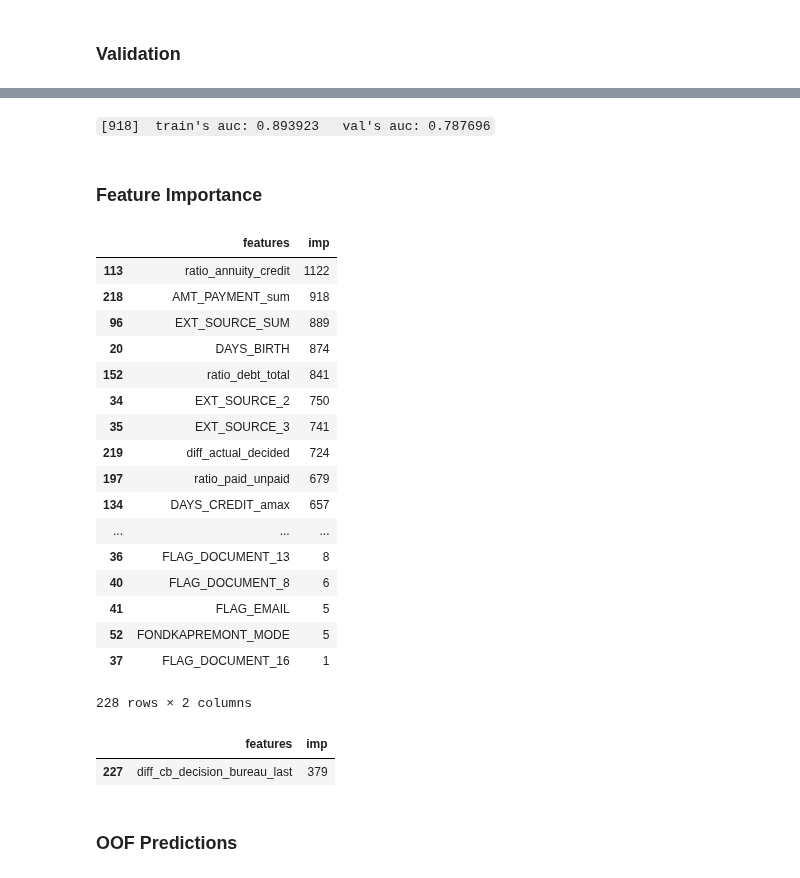
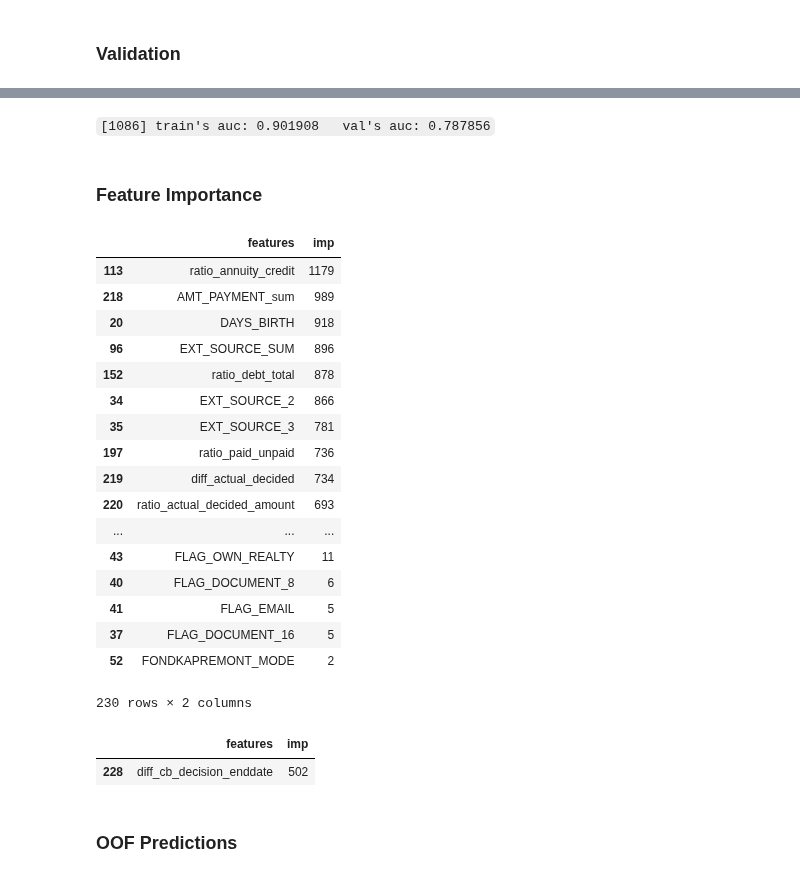
Before and after one commit to numb3r33/Kaggle_Home_Credit, a Jupyter notebook: notebooks/Pipeline.ipynb, the cells around one changed output, grey strips where cells are left out. Saved outputs shown, nothing was run; the diff lists cells and outputs as text; code cells hidden in the pictures.

```diff
--- a/notebooks/Pipeline.ipynb
+++ b/notebooks/Pipeline.ipynb
@@ -633,6 +633,22 @@ res = res.groupby('SK_ID_CURR')[['DAYS_ENDDATE_FACT', 'DAYS_DECISION']].max()
 res = res.DAYS_DECISION - res.DAYS_ENDDATE_FACT
 data.loc[:, 'diff_cb_decision_bureau_last'] = data.SK_ID_CURR.map(res)
 
+# diff between day of decision of previous application and credit enddate of last credit reported
+# to Bureau
+res = bureau.loc[:, ['SK_ID_CURR', 'SK_ID_BUREAU', 'DAYS_CREDIT_ENDDATE']]\
+           .merge(prev_app.loc[:, ['SK_ID_CURR', 'DAYS_DECISION']], how='left')
+res = res.groupby('SK_ID_CURR')[['DAYS_CREDIT_ENDDATE', 'DAYS_DECISION']].max()
+res = res.DAYS_DECISION - res.DAYS_CREDIT_ENDDATE
+data.loc[:, 'diff_cb_decision_enddate'] = data.SK_ID_CURR.map(res)
+
+# diff between day of decision of previous application and how many days before current application client
+# applied for Credit Bureau Credit
+res = bureau.loc[:, ['SK_ID_CURR', 'SK_ID_BUREAU', 'DAYS_CREDIT']]\
+           .merge(prev_app.loc[:, ['SK_ID_CURR', 'DAYS_DECISION']], how='left')
+res = res.groupby('SK_ID_CURR')[['DAYS_CREDIT', 'DAYS_DECISION']].max()
+res = res.DAYS_DECISION - res.DAYS_CREDIT
+data.loc[:, 'diff_cb_decision_credit'] = data.SK_ID_CURR.map(res)
+
 
 # delete all intermediatory variables
 del prev_num_loans, num_active_credits, bureau
@@ -759,9 +775,8 @@ params = {
     'learning_rate': .02,
     'metric': 'auc',
     'min_data_in_leaf': 100,
-    'num_leaves': 64,
-    'feature_fraction': .65,
-    'bagging_fraction': .8,
+    'num_leaves': 60,
+    'feature_fraction': .6,
     'lambda_l1': 5,
     'lambda_l2': 10,
     'min_child_weight': 1.,
@@ -805,5 +820,5 @@ Early stopping, best iteration is:
 # %% [markdown]
-`[918]	train's auc: 0.893923	val's auc: 0.787696`
+`[1086]	train's auc: 0.901908	val's auc: 0.787856`
 # %% [markdown]
 ### Feature Importance
 # %%
@@ -815,28 +830,28 @@ feat_imp = pd.DataFrame({'features': features,
 feat_imp.sort_values(by='imp', ascending=False)
 # %% [output]
 |  | features | imp |
-| 113 | ratio_annuity_credit | 1122 |
-| 218 | AMT_PAYMENT_sum | 918 |
-| 96 | EXT_SOURCE_SUM | 889 |
-| 20 | DAYS_BIRTH | 874 |
-| 152 | ratio_debt_total | 841 |
-| 34 | EXT_SOURCE_2 | 750 |
-| 35 | EXT_SOURCE_3 | 741 |
-| 219 | diff_actual_decided | 724 |
-| 197 | ratio_paid_unpaid | 679 |
-| 134 | DAYS_CREDIT_amax | 657 |
+| 113 | ratio_annuity_credit | 1179 |
+| 218 | AMT_PAYMENT_sum | 989 |
+| 20 | DAYS_BIRTH | 918 |
+| 96 | EXT_SOURCE_SUM | 896 |
+| 152 | ratio_debt_total | 878 |
+| 34 | EXT_SOURCE_2 | 866 |
+| 35 | EXT_SOURCE_3 | 781 |
+| 197 | ratio_paid_unpaid | 736 |
+| 219 | diff_actual_decided | 734 |
+| 220 | ratio_actual_decided_amount | 693 |
 | ... | ... | ... |
-| 36 | FLAG_DOCUMENT_13 | 8 |
+| 43 | FLAG_OWN_REALTY | 11 |
 | 40 | FLAG_DOCUMENT_8 | 6 |
 | 41 | FLAG_EMAIL | 5 |
-| 52 | FONDKAPREMONT_MODE | 5 |
-| 37 | FLAG_DOCUMENT_16 | 1 |
+| 37 | FLAG_DOCUMENT_16 | 5 |
+| 52 | FONDKAPREMONT_MODE | 2 |
-228 rows × 2 columns
+230 rows × 2 columns
 # %%
-feat_imp[feat_imp.features == 'diff_cb_decision_bureau_last']
+feat_imp[feat_imp.features == 'diff_cb_decision_enddate']
 # %% [output]
 |  | features | imp |
-| 227 | diff_cb_decision_bureau_last | 379 |
+| 228 | diff_cb_decision_enddate | 502 |
 # %% [markdown]
 ### OOF Predictions
 # %%
```
Also changed, not shown: parts of 8 cells of this notebook, 1 other file.
